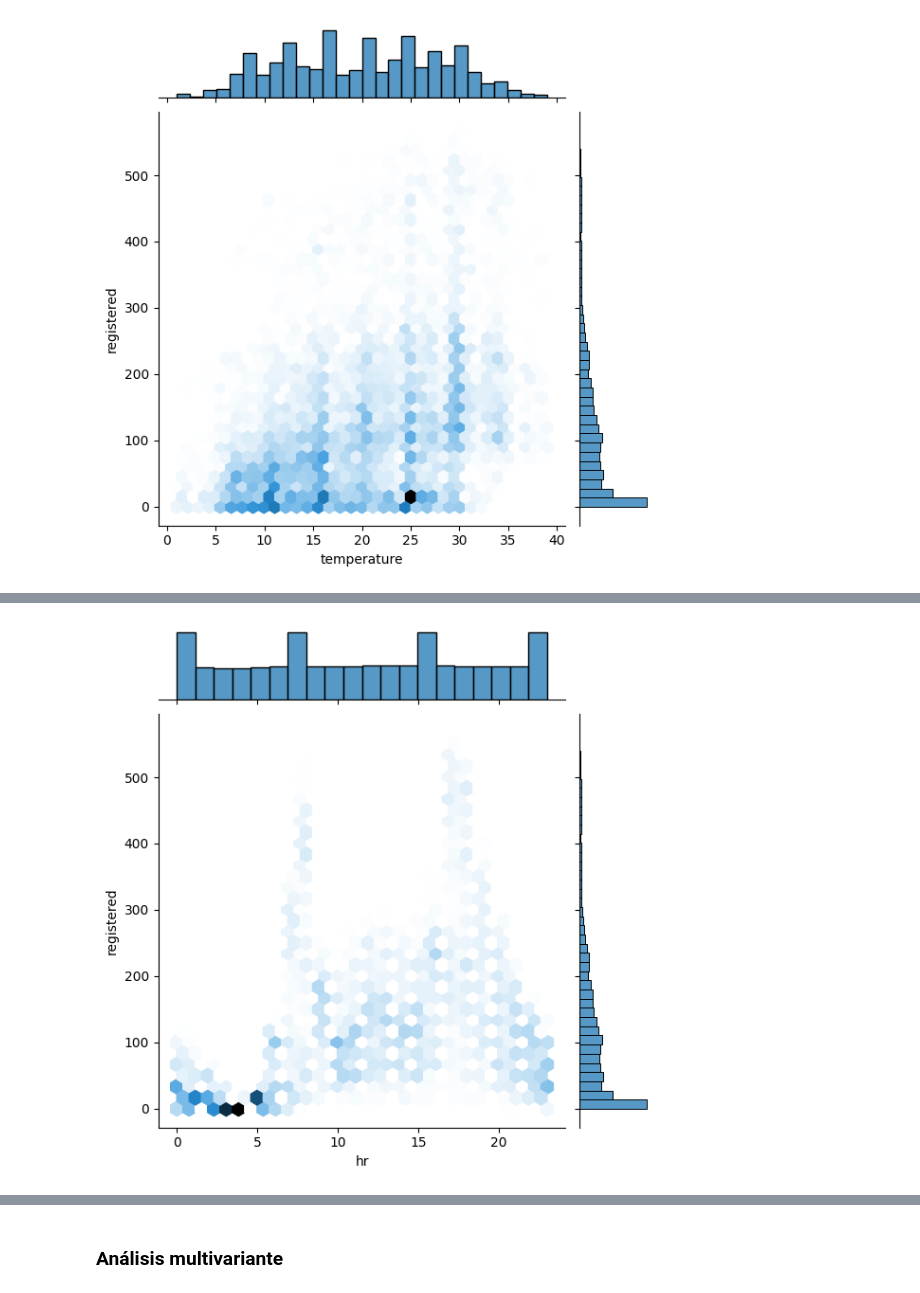
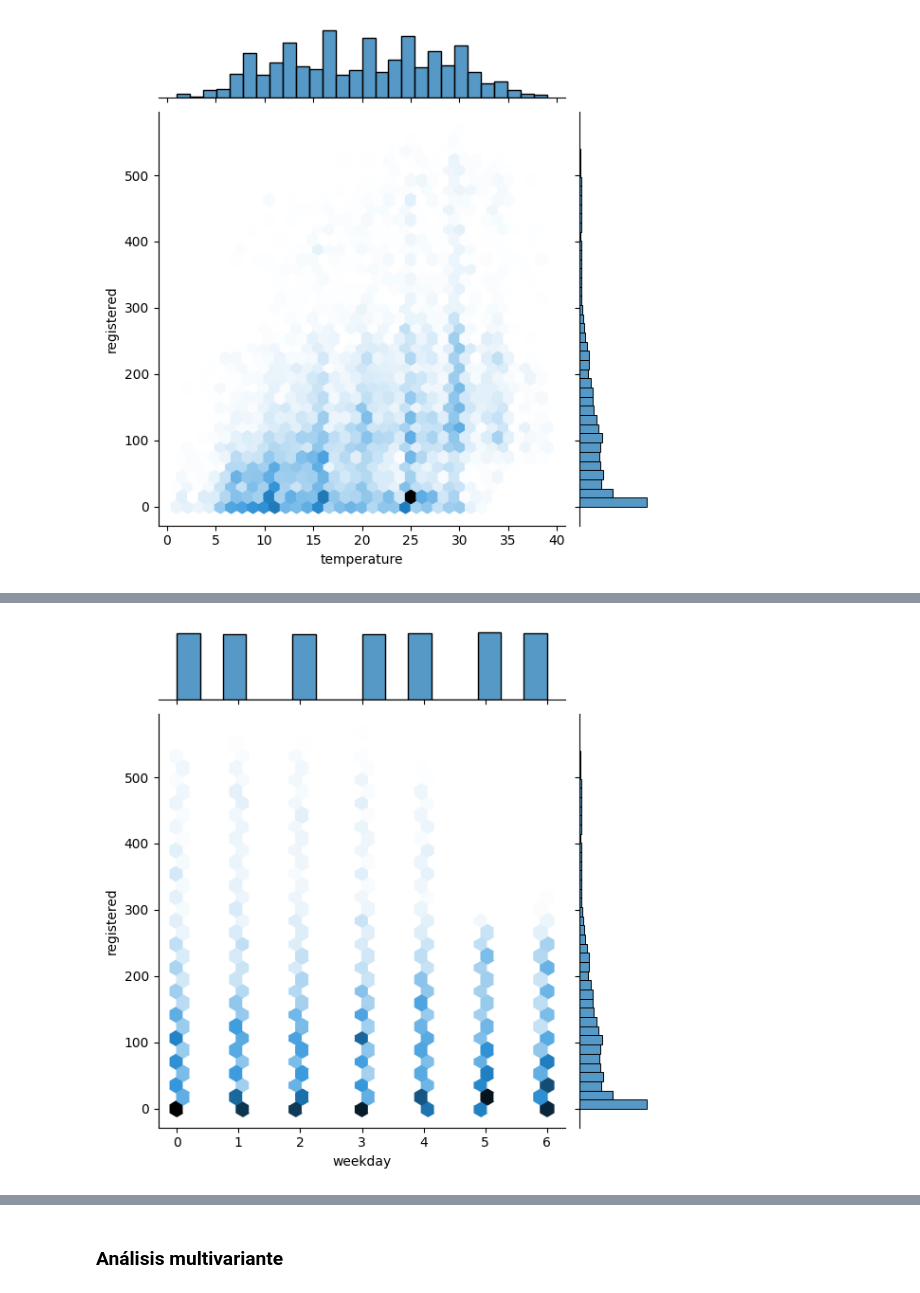
Before and after one commit to solfontan/Capital_Bikeshare_EDA, a Jupyter notebook: Datos_analisis.ipynb, the cells around one changed output, grey strips where cells are left out. Saved outputs shown, nothing was run; the diff lists cells and outputs as text; code cells hidden in the pictures.

```diff
--- a/Datos_analisis.ipynb
+++ b/Datos_analisis.ipynb
@@ -717,4 +607,4 @@ sns.jointplot(data=df2011,x='hr',y='casual',kind='hex');
 # %%
-sns.jointplot(data=df2011,x='hr',y='registered',kind='hex');
+sns.jointplot(data=df2011,x='weekday',y='registered',kind='hex');
 # %% [output]
-[figure, old version]
+[figure, new version]
```
Also changed, not shown: parts of 53 cells of this notebook, 2 other files.
